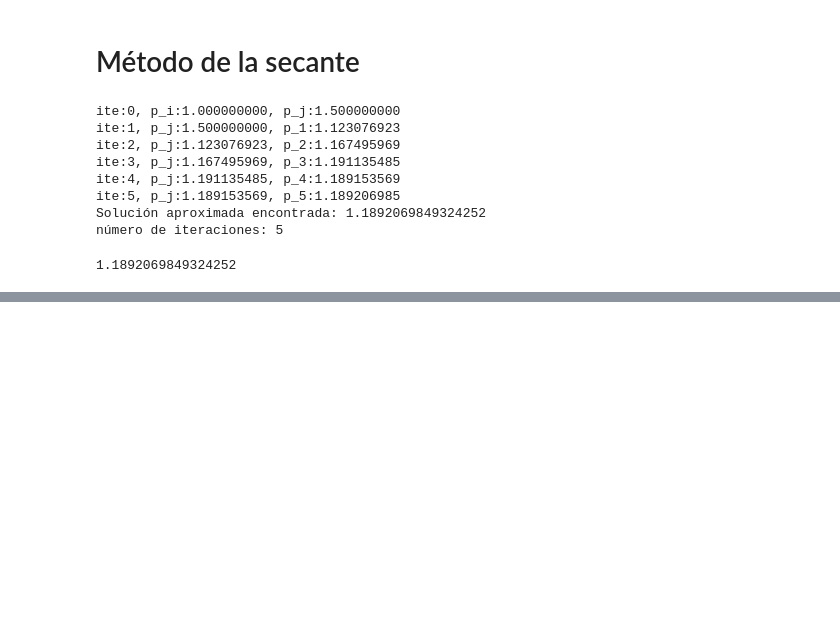
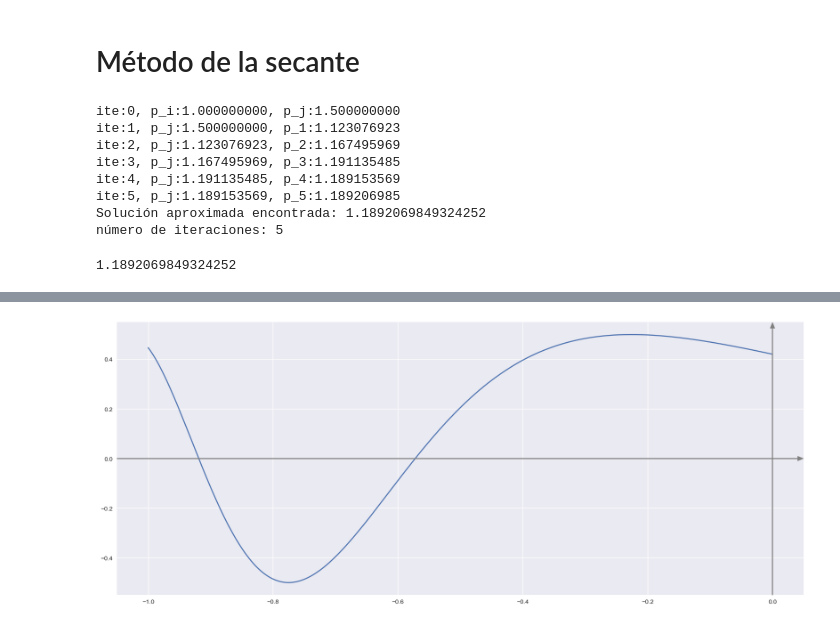
Before and after one commit to caramirezs/MetNum_202260, a Jupyter notebook: 1.0_Solucion_ecuaciones_de_una_variable.ipynb, the cells around one changed output, grey strips where cells are left out. Drawn from its saved outputs; the diff is of its cells as text; code cells hidden in the pictures; blank space fills up the shorter version.

```diff
--- a/1.0_Solucion_ecuaciones_de_una_variable.ipynb
+++ b/1.0_Solucion_ecuaciones_de_una_variable.ipynb
@@ -276,0 +319,5 @@ número de iteraciones: 5
+# %%
+f = lambda x: 0.5*np.sin(np.exp(-2*x))
+graficar(f, -1, 0)
+# %% [output]
+[figure, added]
```
Also changed, not shown: parts of 5 cells of this notebook, 1 other file.
